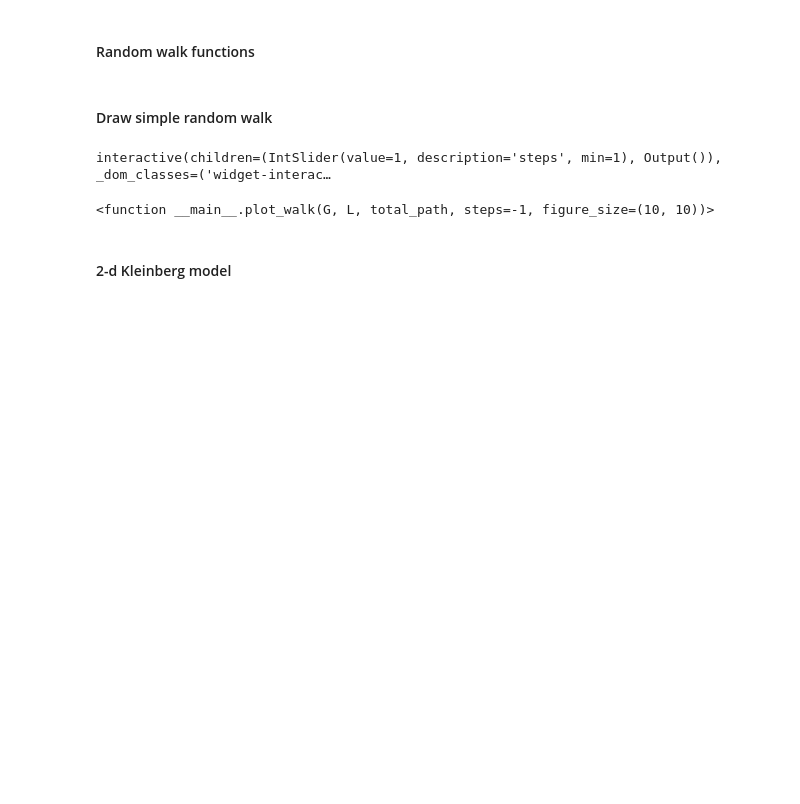
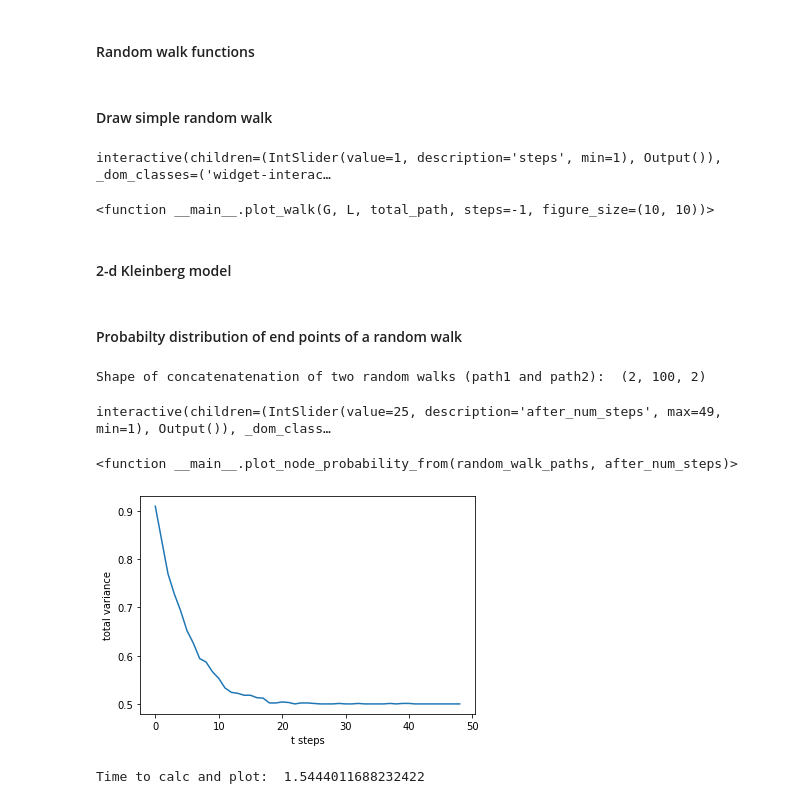
Before and after one commit to lucablessing/random-walks-on-small-world-networks, a Jupyter notebook: notebooks/random_walk_on_lattice.ipynb, the cells around one changed output. Cells and saved outputs as stored; diff of their text form; code cells hidden in the pictures; blank space fills up the shorter version.

Commit message:
Probabilty distribution of end points of a random walk.

```diff
--- a/notebooks/random_walk_on_lattice.ipynb
+++ b/notebooks/random_walk_on_lattice.ipynb
@@ -269,3 +271,49 @@ def Kleinberg_2d(L,r):
                 if np.random.uniform(0, 1)<(dist_2d_lattice(x,y,L)**(-r)/Z):
                     G.add_edge(x,y)
     return G
+# %% [markdown]
+#### Probabilty distribution of end points of a random walk
+# %%
+# Test concatenation of two paths (containing only single nodes the walker
+# moved to, not the complete edges as tuples)
+path1 = simple_2d_random_walk(G, L, T, use_random_starting_node=False)
+path2 = simple_2d_random_walk(G, L, T, use_random_starting_node=False)
+path1_nodes = np.array(path1)[np.newaxis,:,1]
+path2_nodes = np.array(path2)[np.newaxis,:,1]
+
+print("Shape of concatenatenation of two random walks (path1 and path2): ",
+      np.concatenate((path1_nodes, path2_nodes)).shape, "\n")
+# %% [output]
+Shape of concatenatenation of two random walks (path1 and path2):  (2, 100, 2)
+# %%
+# Make graph
+L = 10
+G = nx.grid_2d_graph(L, L, periodic=True)
+
+# Random walk parameters
+max_steps = 50
+max_walks = int(1e3)
+
+# create array containing multiple random walks (dim = (max_walks, max_steps))
+# paths[0] = path0, paths[1] = path1, ...
+# paths[:,i] = nodes of all walks after i-1 steps
+for i in range(max_walks):
+    path_i = np.array(simple_2d_random_walk(G, L, max_steps, use_random_starting_node=False))[np.newaxis,:,1]
+    if i == 0:
+        paths = path_i
+    else:
+        paths = np.concatenate((paths, path_i))
+# %%
+def plot_node_probability_from(random_walk_paths, after_num_steps):
+    # convert node (row, column) to corresponding integer in enumeration row * L + column
+    nodes_after_num_steps_converted = random_walk_paths[:,after_num_steps,0]*L + random_walk_paths[:,after_num_steps,1]
+    prob, bins = np.histogram(a=nodes_after_num_steps_converted, bins=np.arange(0,L*L+1), density=True)
+    plt.figure()
+    plt.plot(bins[:-1], prob)
+    plt.ylim(-0.001,0.06)
+    plt.show()
+
+interact(plot_node_probability_from, random_walk_paths=fixed(paths), after_num_steps=(1, max_steps-1))
+# %% [output]
+interactive(children=(IntSlider(value=25, description='after_num_steps', max=49, min=1), Output()), _dom_class…
+<function __main__.plot_node_probability_from(random_walk_paths, after_num_steps)>
@@ -271,0 +346,29 @@ def Kleinberg_2d(L,r):
+# %%
+tic = time()
+
+np.random.seed(42)
+norm_vector=[]
+L=10
+G=nx.grid_2d_graph(L, L, periodic=True)
+E=nx.number_of_edges(G)
+get_some_paths(G, L, T)
+
+for T in range(1,max_steps):
+    prob=prob_distribution_alt(paths, T)
+    # L1 norm using node distribution from random walks and stationary distriubtion
+    # pi_v = d_v/(2*E), with d_v the degree of vertex/node v. For the periodic
+    # lattice d_v=4 and hence pi_v = 1/ #nodes_in_G = 1/L*L
+    norm_vector.append(L1_norm(prob, np.ones(prob.shape[0])/G.number_of_nodes()))
+
+plt.figure()
+plt.plot(norm_vector)
+plt.xlabel('t steps')
+plt.ylabel('total variance')
+plt.show()
+
+toc = time()
+
+print("Time to calc and plot: ", toc-tic)
+# %% [output]
+[figure, added]
+Time to calc and plot:  1.5444011688232422
```
Also changed, not shown: parts of 2 cells of this notebook.
